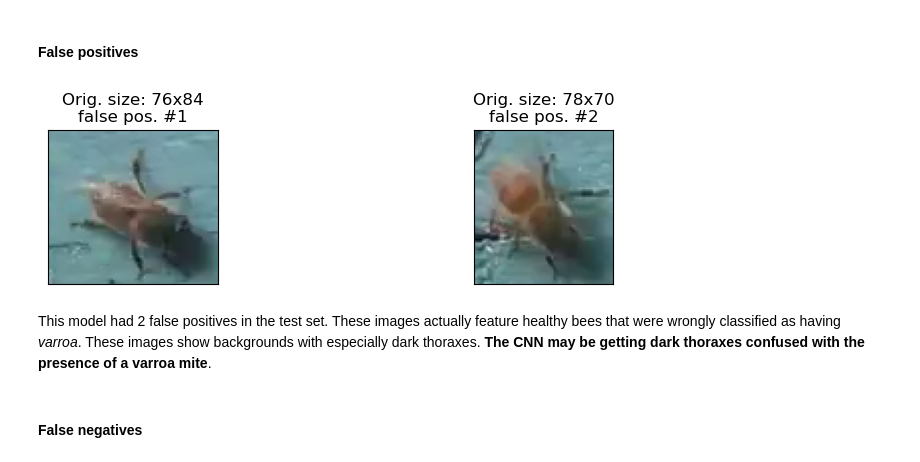
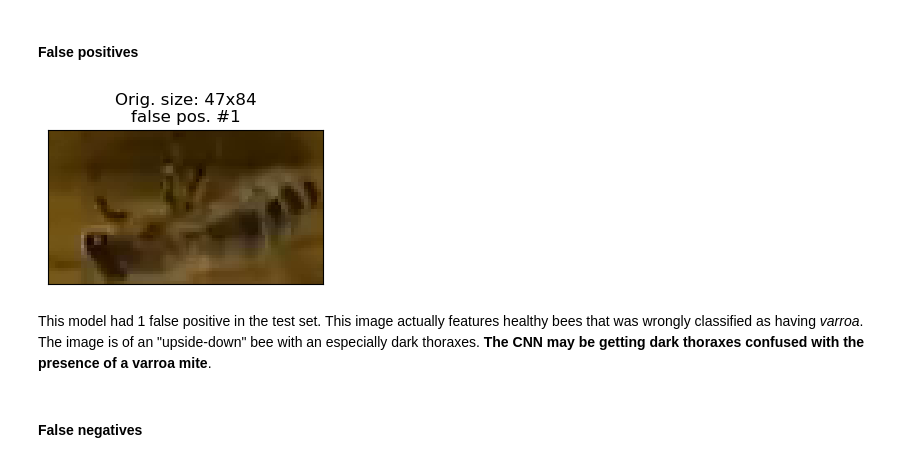
Before and after one commit to Shaddyjr/bee-image-classifier, a Jupyter notebook: code/project_notebook.ipynb, the cells around one changed output. Saved outputs shown, nothing was run; the diff lists cells and outputs as text; code cells hidden in the pictures.

Commit message:
update models

```diff
--- a/code/project_notebook.ipynb
+++ b/code/project_notebook.ipynb
@@ -500,7 +500,7 @@ def normalize(image):
 
     Source: https://www.jeremyjordan.me/batch-normalization/
     '''
-    return (image/255. - 0.5)
+    return (image/255. - .5)
 # %%
 def create_datagens(
     data, datagen_params,
@@ -518,7 +518,7 @@ def create_datagens(
         # train/test split
         train, test = train_test_split(
             data,
-            test_size = 1/3,
+            test_size = 1/4, # sizable test set
             stratify = data.iloc[:,-1], # assumed last column is target variable
             random_state = random_state
             )
@@ -826,37 +821,34 @@ By using the original (standardized) images, we can effectively set a basis for
 # !pip install h5py==2.10.0
 # %%
 MODEL_PATH = "../models"
-model_name = "original"
-stored_model_path = f"{MODEL_PATH}/{model_name}_model.p"
+orig_model_name = "original"
+orig_model_path = f"{MODEL_PATH}/{orig_model_name}_model.p"
 
 datagen_params = dict()
 
 datagens = create_datagens(
     data,
     datagen_params         = datagen_params,
-    batch_size             = 64, # hyperparameter
+    batch_size             = 16,
     target_shape           = (IDEAL_WIDTH, IDEAL_HEIGHT),
     preprocessing_function = normalize,
     random_state           = random_state
 )
 
 grid_params = {
-    "conv__filters_1" : [32],
-    "conv__filters_2" : [48],
-    "conv__filters_3" : [64],
-    "density_units_1" : [256],
-    "density_units_2" : [64],
-    "batch_size"      : [64],
-    "epochs"          : [50]
+    "conv_filters" : [64],
+    "density_units" : [32],
+    "batch_size"    : [16],
+    "epochs"        : [50]
 }
 
 # best_original_model_dict = gridSearchCNN(
 #     datagens     = datagens,
 #     grid_params  = grid_params,
 #     random_state = random_state,
-#     optimizer    = RMSprop(lr = 0.0001, decay = 1e-6),
-#     file_name    = f"{MODEL_PATH}/best_{model_name}.h5"
+#     optimizer    = RMSprop(lr=0.0001),
+#     file_name    = f"{MODEL_PATH}/best_{orig_model_name}.h5"
 # )
 
-pickle.dump(best_original_model_dict, open(stored_model_path, 'wb')) # saving metadata
+# pickle.dump(best_original_model_dict, open(orig_model_path, 'wb')) # saving metadata
 # %% [output]
@@ -865,6 +857,6 @@ Found 1479 validated image filenames belonging to 2 classes.
 # %%
 # restore from saved files
-best_original_model_dict = pickle.load(open(stored_model_path, 'rb')) # loading metadata
+best_original_model_dict = pickle.load(open(orig_model_path, 'rb')) # loading metadata
 # %%
 best_original_model_file_name = best_original_model_dict.get('best_model_path')
 
@@ -935,14 +925,14 @@ The model only shows 4 errors from the test dataset.
 # %%
 false_positives_files = orig_missed[(orig_missed["has_varroa"] != orig_missed["pred"]) & (orig_missed["pred"] == 1)]["file"]
 _images = get_image_data(false_positives_files)
 if len(_images):
-    show_results(_images, [image.shape for image in _images], "false pos.", ncols=3, width=5)
+    show_results(_images, [image.shape for image in _images], "false pos.", ncols=1, width=5)
 else:
     print("No data to display")
 # %% [output]
-[figure, old version]
+[figure, new version]
 # %% [markdown]
-This model had 2 false positives in the test set. These images actually feature healthy bees that were wrongly classified as having _varroa_. These images show backgrounds with especially dark thoraxes. __The CNN may be getting dark thoraxes confused with the presence of a varroa mite__.
+This model had 1 false positive in the test set. This image actually features healthy bees that was wrongly classified as having _varroa_. The image is of an "upside-down" bee with an especially dark thoraxes. __The CNN may be getting dark thoraxes confused with the presence of a varroa mite__.
 # %% [markdown]
 #### False negatives
 # %%
```
Also changed, not shown: parts of 50 cells of this notebook, 10 other files.
